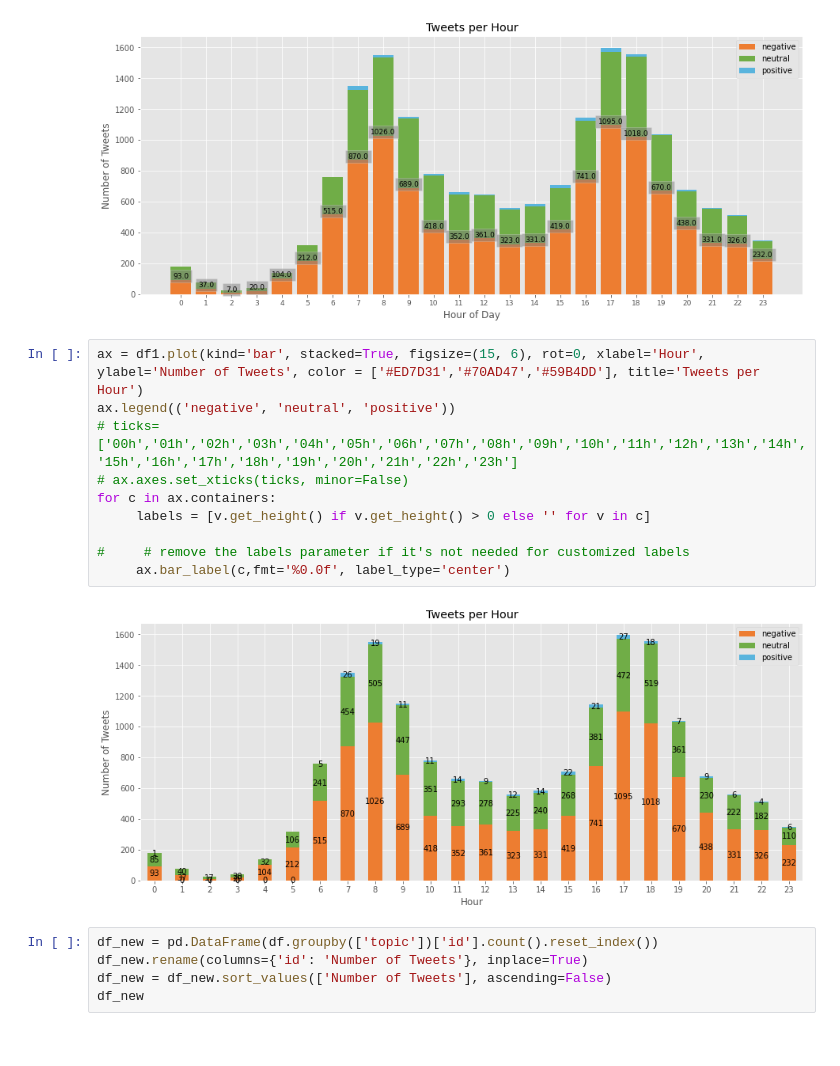
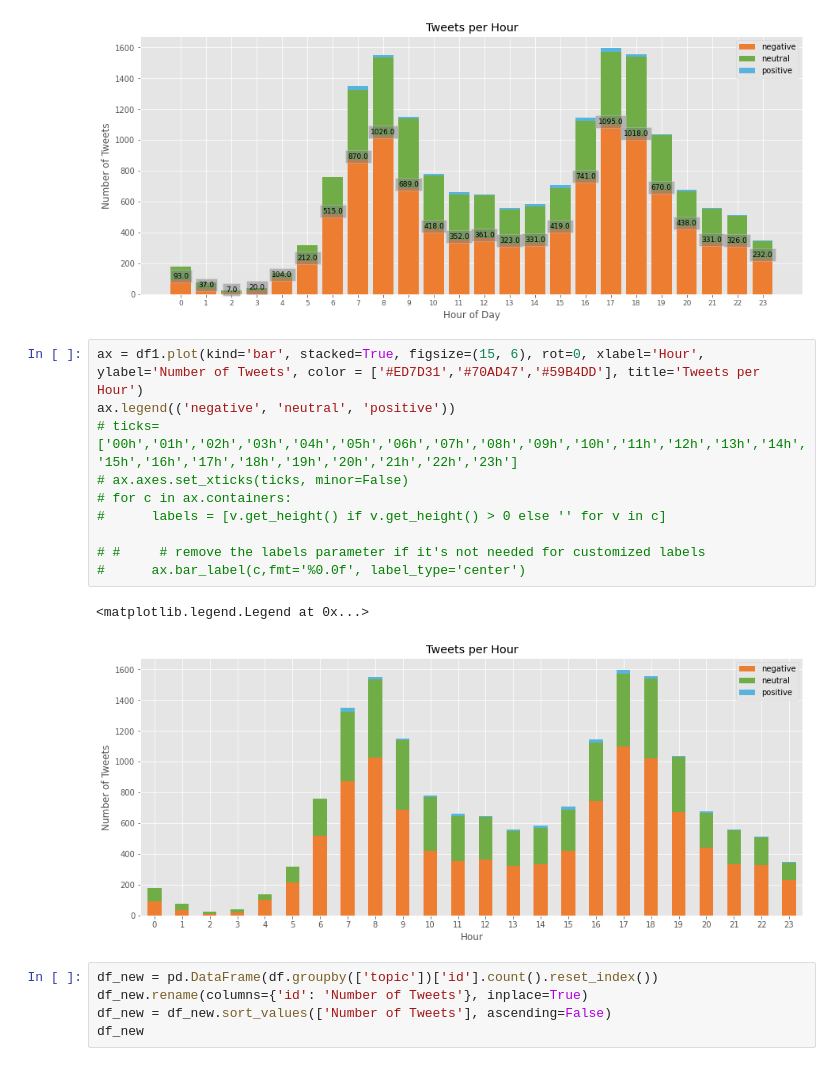
Before and after one commit to Himanshu-Dharma/Elon_bots_sentiment_analysis, a Jupyter notebook: tweetslalo.ipynb, the cells around one changed output. Saved outputs shown, nothing was run; the diff lists cells and outputs as text.

```diff
--- a/tweetslalo.ipynb
+++ b/tweetslalo.ipynb
@@ -364,15 +364,16 @@ for i in range(len(x)):
 # %%
 ax = df1.plot(kind='bar', stacked=True, figsize=(15, 6), rot=0, xlabel='Hour', ylabel='Number of Tweets', color = ['#ED7D31','#70AD47','#59B4DD'], title='Tweets per Hour')
 ax.legend(('negative', 'neutral', 'positive'))
 # ticks= ['00h','01h','02h','03h','04h','05h','06h','07h','08h','09h','10h','11h','12h','13h','14h','15h','16h','17h','18h','19h','20h','21h','22h','23h']
 # ax.axes.set_xticks(ticks, minor=False)
-for c in ax.containers:
-     labels = [v.get_height() if v.get_height() > 0 else '' for v in c]
+# for c in ax.containers:
+#      labels = [v.get_height() if v.get_height() > 0 else '' for v in c]
 
-#     # remove the labels parameter if it's not needed for customized labels
-     ax.bar_label(c,fmt='%0.0f', label_type='center')
+# #     # remove the labels parameter if it's not needed for customized labels
+#      ax.bar_label(c,fmt='%0.0f', label_type='center')
 # %% [output]
+<matplotlib.legend.Legend at 0x...>
-[figure, old version]
+[figure, new version]
 # %%
 df_new = pd.DataFrame(df.groupby(['topic'])['id'].count().reset_index())
 df_new.rename(columns={'id': 'Number of Tweets'}, inplace=True)
```
Also changed, not shown: parts of 7 cells of this notebook.
